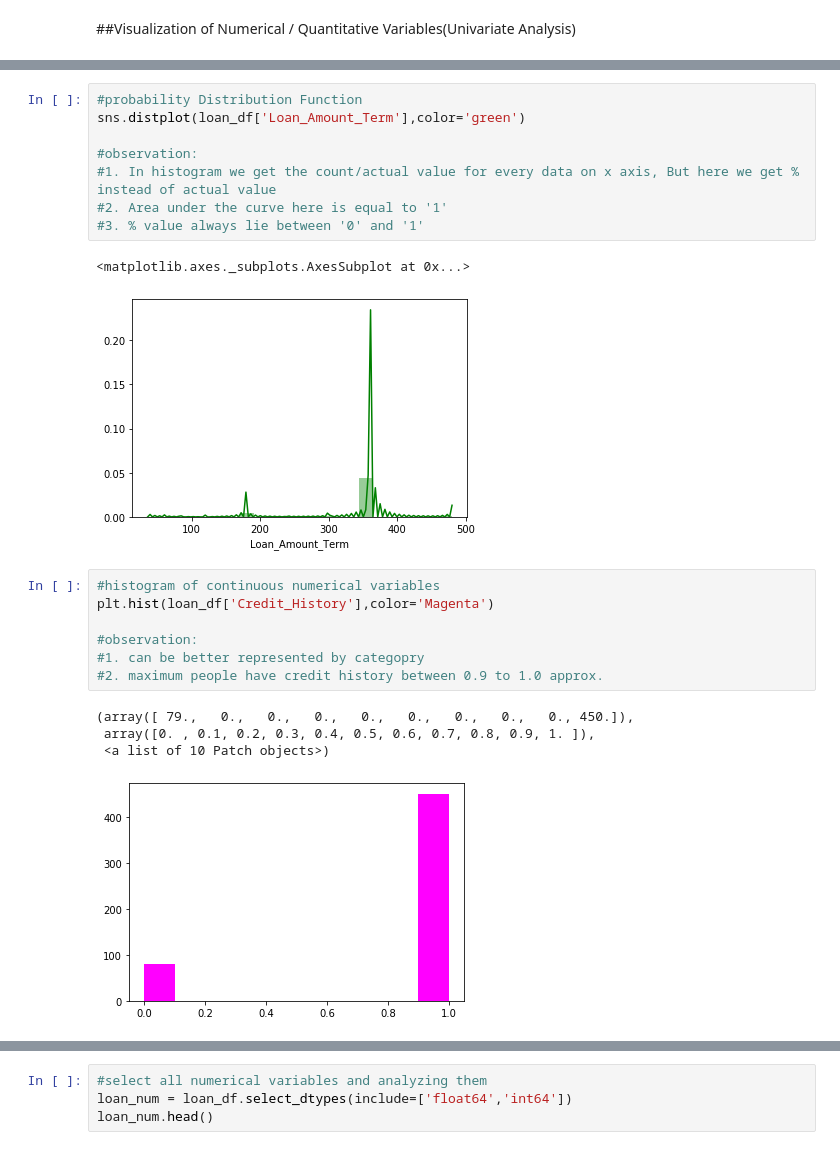
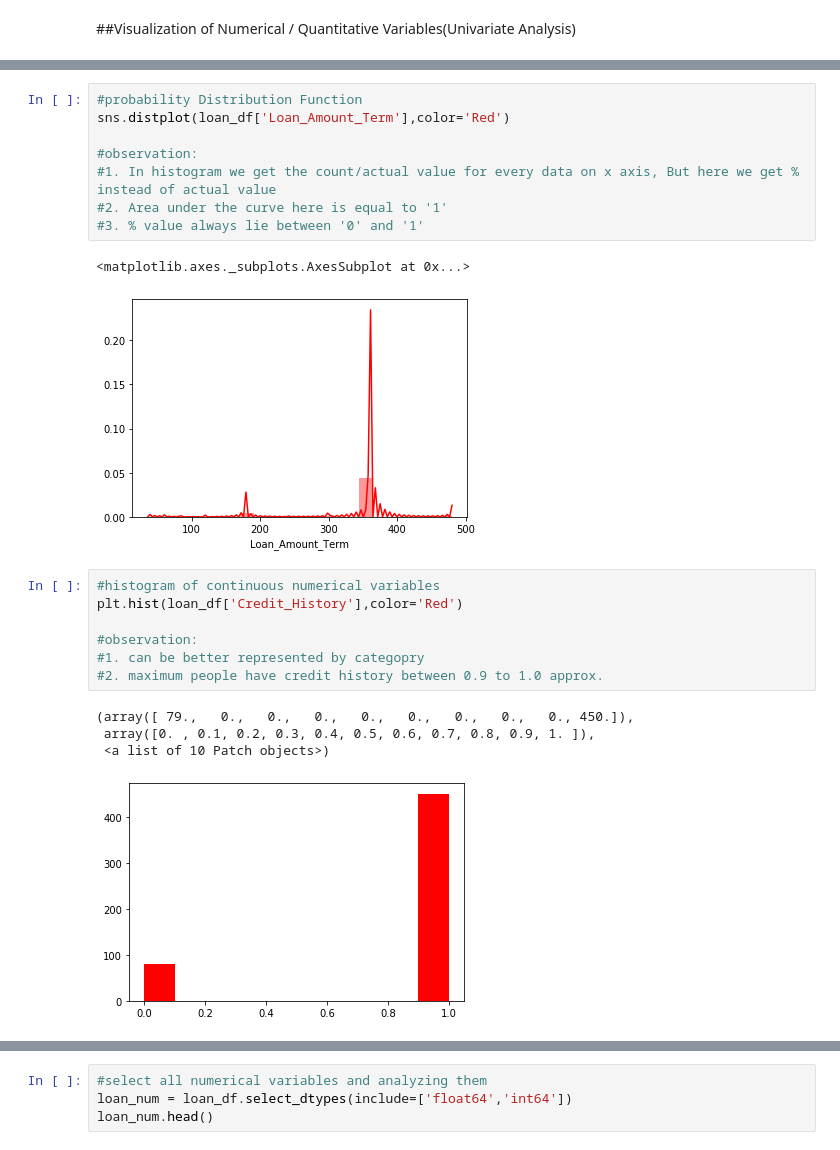
Before and after one commit to narendra1711/loan_prediction, a Jupyter notebook: loan_prediction.ipynb, the cells around one changed output, grey strips where cells are left out. Saved outputs shown, nothing was run; the diff lists cells and outputs as text.

```diff
--- a/loan_prediction.ipynb
+++ b/loan_prediction.ipynb
@@ -473,6 +473,6 @@ plt.hist(loan_df['Loan_Amount_Term'],color='Magenta')
 # %%
 #probability Distribution Function
-sns.distplot(loan_df['Loan_Amount_Term'],color='green')
+sns.distplot(loan_df['Loan_Amount_Term'],color='Red')
 
 #observation:
 #1. In histogram we get the count/actual value for every data on x axis, But here we get % instead of actual value
@@ -480,18 +480,18 @@ sns.distplot(loan_df['Loan_Amount_Term'],color='green')
 #3. % value always lie between '0' and '1'
 # %% [output]
 <matplotlib.axes._subplots.AxesSubplot at 0x...>
-[figure, old version]
+[figure, new version]
 # %%
 #histogram of continuous numerical variables
-plt.hist(loan_df['Credit_History'],color='Magenta')
+plt.hist(loan_df['Credit_History'],color='Red')
 
 #observation:
 #1. can be better represented by categopry
 #2. maximum people have credit history between 0.9 to 1.0 approx.
 # %% [output]
 (array([ 79.,   0.,   0.,   0.,   0.,   0.,   0.,   0.,   0., 450.]),
  array([0. , 0.1, 0.2, 0.3, 0.4, 0.5, 0.6, 0.7, 0.8, 0.9, 1. ]),
  <a list of 10 Patch objects>)
-[figure, old version]
+[figure, new version]
 # %%
 #probability Distribution Function
```
Also changed, not shown: parts of 20 cells of this notebook.
